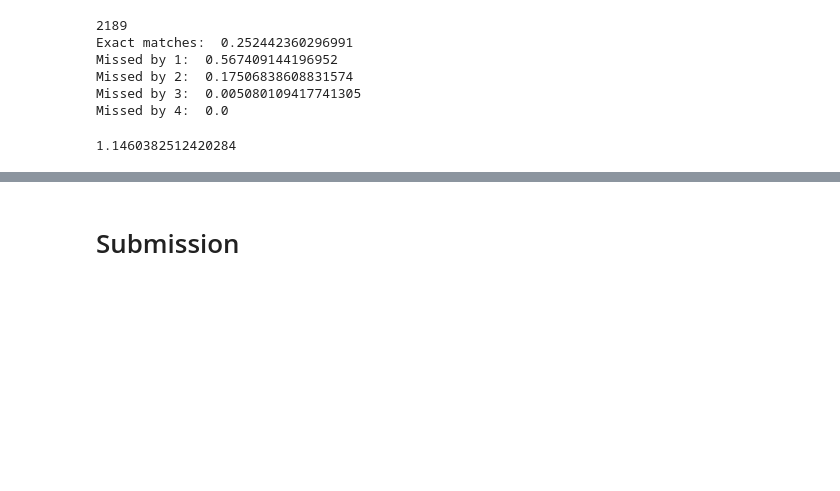
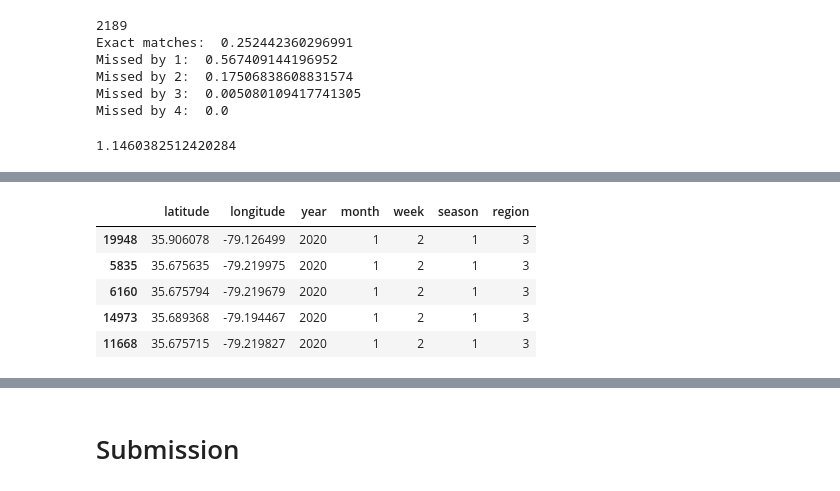
Before and after one commit to k-loki/Algal-bloom-Identification, a Jupyter notebook: notebooks/model_mtdata.ipynb, the cells around one changed output, grey strips where cells are left out. Cells and saved outputs as stored; diff of their text form; code cells hidden in the pictures; blank space fills up the shorter version.

```diff
--- a/notebooks/model_mtdata.ipynb
+++ b/notebooks/model_mtdata.ipynb
@@ -804,0 +886,9 @@ Missed by 4:  0.0
+# %%
+X_val.head()
+# %% [output]
+|  | latitude | longitude | year | month | week | season | region |
+| 19948 | 35.906078 | -79.126499 | 2020 | 1 | 2 | 1 | 3 |
+| 5835 | 35.675635 | -79.219975 | 2020 | 1 | 2 | 1 | 3 |
+| 6160 | 35.675794 | -79.219679 | 2020 | 1 | 2 | 1 | 3 |
+| 14973 | 35.689368 | -79.194467 | 2020 | 1 | 2 | 1 | 3 |
+| 11668 | 35.675715 | -79.219827 | 2020 | 1 | 2 | 1 | 3 |
```
Also changed, not shown: parts of 23 cells of this notebook.
